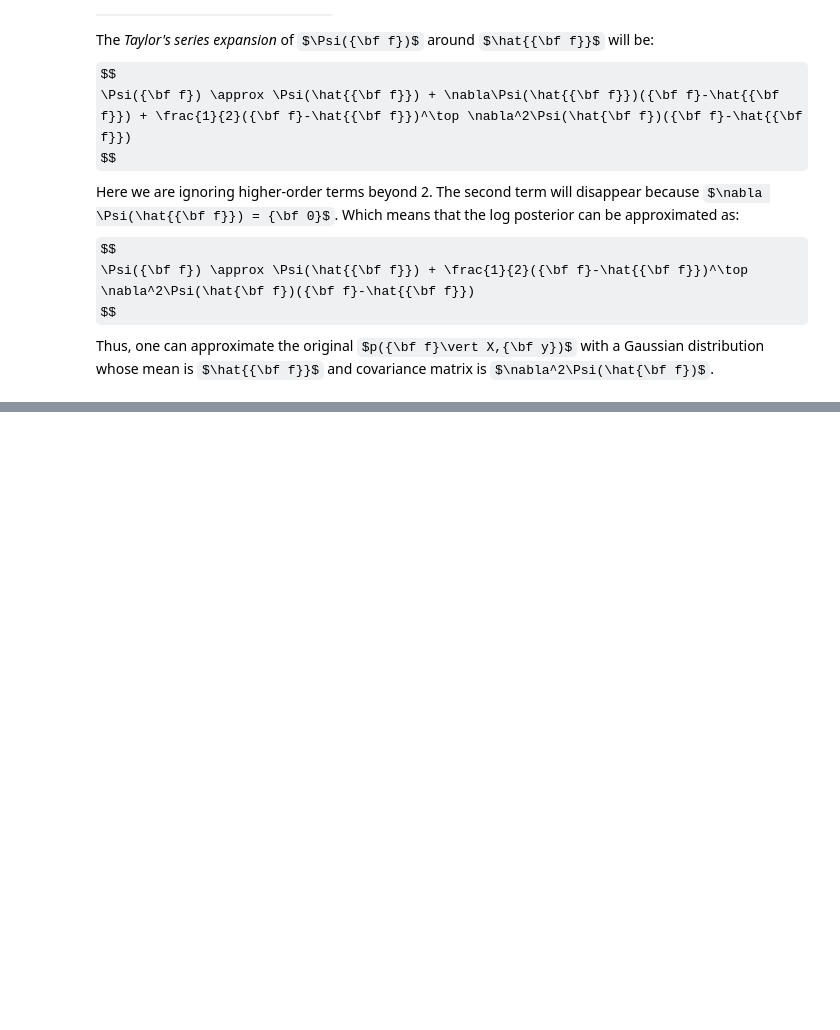
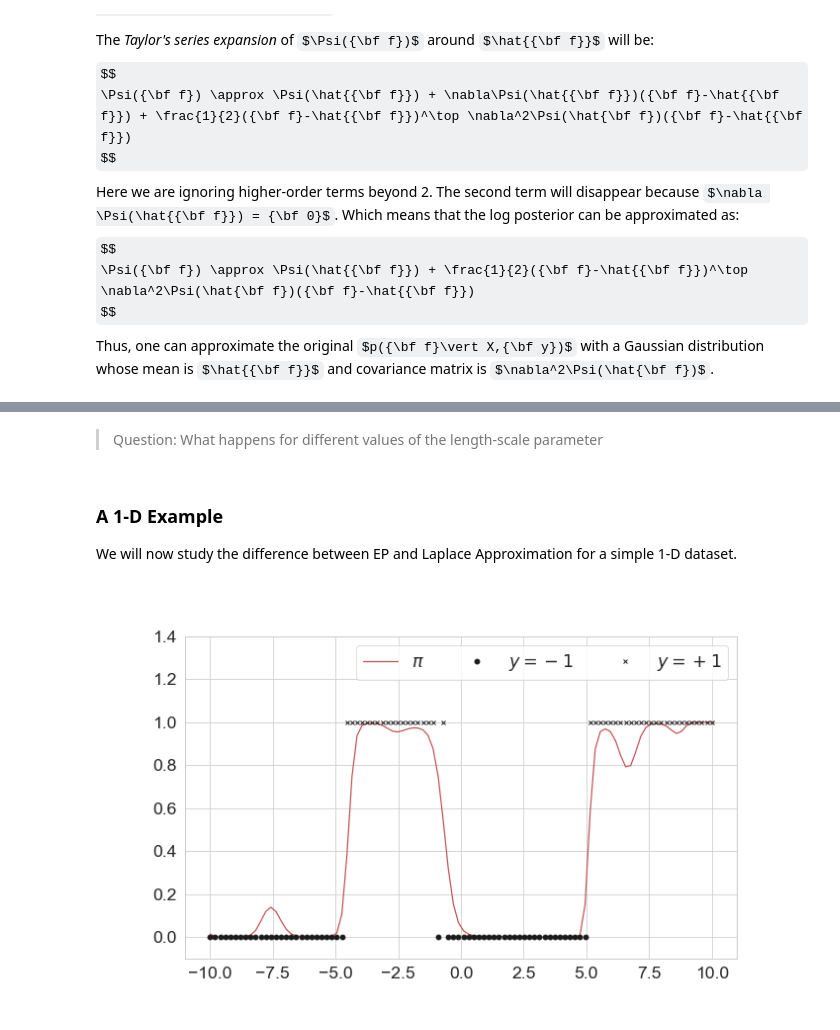
Before and after one commit to ubdsgroup/mladvanced-notebooks, a Jupyter notebook: GaussianProcessClassification.ipynb, the cells around one changed output, grey strips where cells are left out. Cells and saved outputs as stored; diff of their text form; code cells hidden in the pictures; some formulas as TeX source; blank space fills up the shorter version.

```diff
--- a/GaussianProcessClassification.ipynb
+++ b/GaussianProcessClassification.ipynb
@@ -293,0 +469,25 @@ where $\pi_i = p(y_i = 1\vert f_i)$
+# %% [markdown]
+> Question: What happens for different values of the length-scale parameter
+# %% [markdown]
+### A 1-D Example
+We will now study the difference between EP and Laplace Approximation for a simple 1-D dataset.
+# %%
+# first generate some data
+kernel = GPy.kern.RBF(1, variance=7, lengthscale=1)
+X = np.linspace(-10,10,100)[:,np.newaxis]
+#draw the latent function value
+f = np.random.multivariate_normal(np.zeros(100), kernel.K(X))
+lik = GPy.likelihoods.Bernoulli()
+p = lik.gp_link.transf(f) # squash the latent function
+Y = lik.samples(f).reshape(-1,1)
+fig = plt.figure(figsize=(10,6))
+plt.plot(X,p,'r')
+plt.plot(X[Y==0],Y[Y==0],'ko')
+plt.plot(X[Y==1],Y[Y==1],'kx')
+plt.ylim([-0.1,1.4])
+plt.legend(['$\pi$','$y=-1$','$y=+1$'],ncol=3)
+traininds = np.random.permutation(X.shape[0])[0:100]
+Xtrain = X[traininds,:]
+Ytrain = Y[traininds,:]
+# %% [output]
+[figure, added]
```
Also changed, not shown: parts of 18 cells of this notebook, 1 other file.
